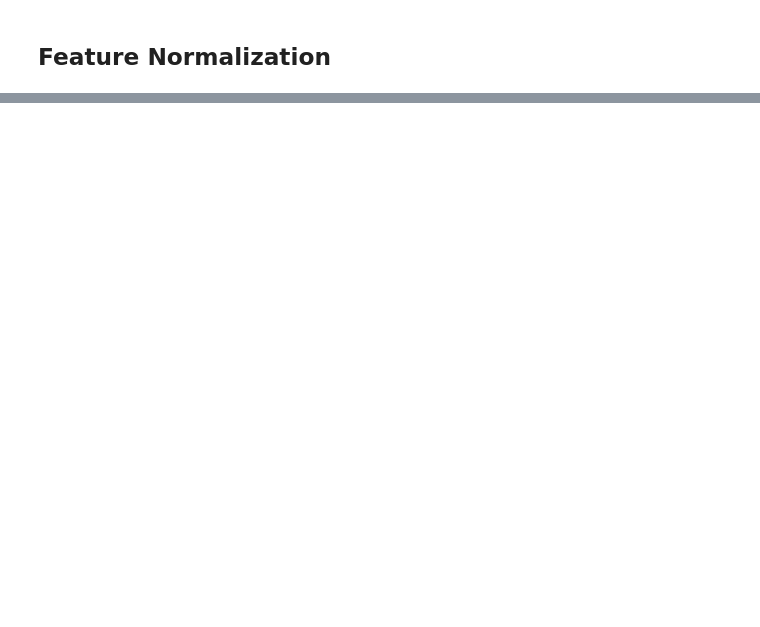
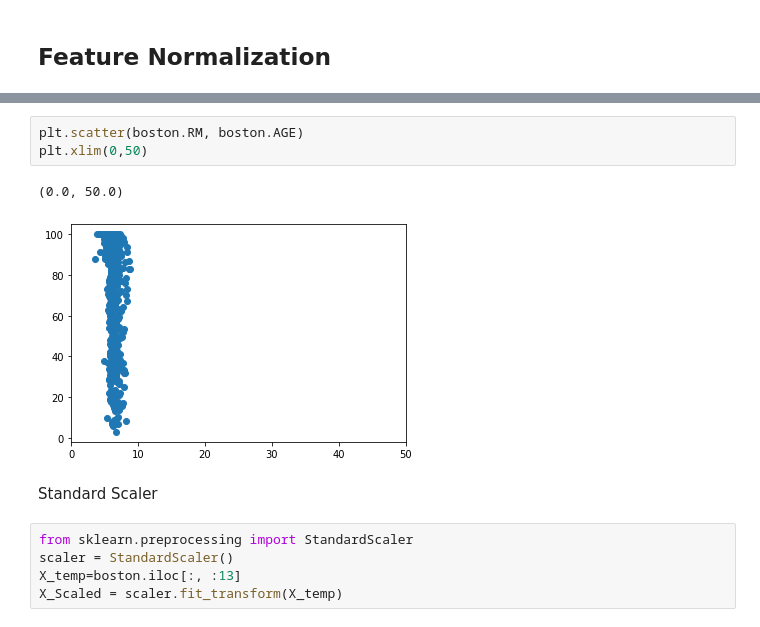
Before and after one commit to bahmanravaei/tutorial-for-ML, a Jupyter notebook: first_steps_of_ML.ipynb, the cells around one changed output, grey strips where cells are left out. Cells and saved outputs as stored; diff of their text form; blank space fills up the shorter version.

```diff
--- a/first_steps_of_ML.ipynb
+++ b/first_steps_of_ML.ipynb
@@ -359,0 +517,13 @@ ax.set(title='Correlarion Matrix ');
+# %%
+plt.scatter(boston.RM, boston.AGE)
+plt.xlim(0,50)
+# %% [output]
+(0.0, 50.0)
+[figure, added]
+# %% [markdown]
+Standard Scaler
+# %%
+from sklearn.preprocessing import StandardScaler
+scaler = StandardScaler()
+X_temp=boston.iloc[:, :13]
+X_Scaled = scaler.fit_transform(X_temp)
```
Also changed, not shown: parts of 27 cells of this notebook.
